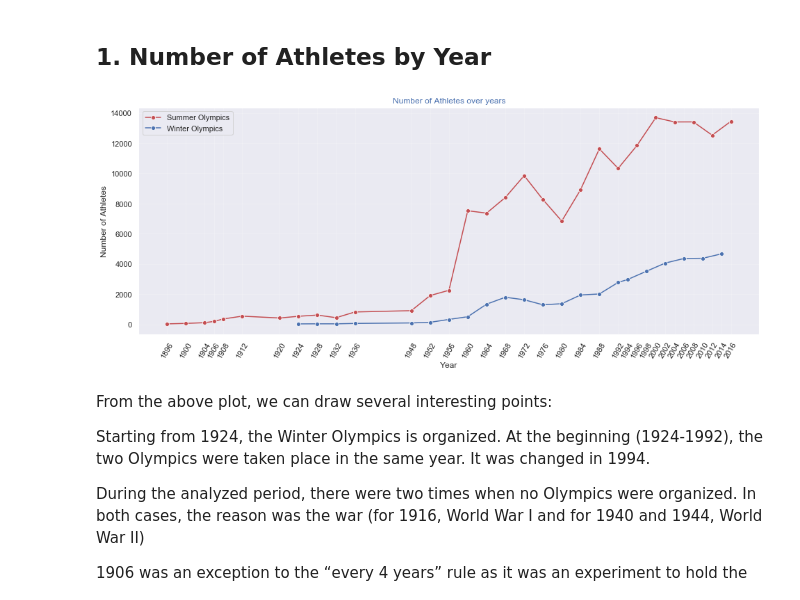
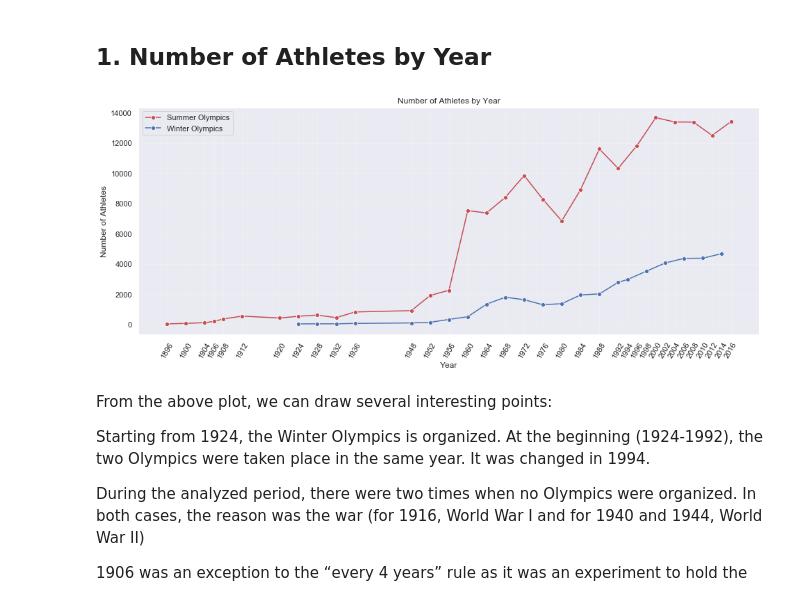
Before and after one commit to harryhancanada/learning, a Jupyter notebook: TeamProjectHarry.ipynb, the cells around one changed output. Cells and saved outputs as stored; diff of their text form; code cells hidden in the pictures.

```diff
--- a/TeamProjectHarry.ipynb
+++ b/TeamProjectHarry.ipynb
@@ -40,7 +44,7 @@ dtypes: float64(3), int64(2), object(12)
 memory usage: 37.2+ MB
 # %%
 # Data Cleaning(do not drop medal)
-df=df.dropna(subset=['Sex','Age','Height','Weight','Year','Season','NOC','Team','City','Event','Sport'])
+df=df.dropna(subset=['Sex','Age','Height','Weight','Year','Season','NOC','Team','City','Event','Sport','region'])
 df.info()
 # %% [output]
 <class 'pandas.core.frame.DataFrame'>
@@ -133,19 +131,19 @@ dfmedal.describe()
 # %% [markdown]
 ## 1. Number of Athletes by Year
 # %%
-tmp_summer = dfsummer.groupby('Year', as_index = False).count()
-tmp_winter = dfwinter.groupby('Year', as_index = False).count()
+number_summer = dfsummer.groupby('Year', as_index = False).count()
+number_winter = dfwinter.groupby('Year', as_index = False).count()
 fig = plt.figure(figsize = (16, 6))
-sns.lineplot(x = 'Year' , y = 'Name' , data = tmp_summer, label = 'Summer Olympics' , color = 'r' , marker = 'o')
-sns.lineplot(x = 'Year', y = 'Name', data = tmp_winter, label = 'Winter Olympics', color = 'b', marker = 'o')
+sns.lineplot(x = 'Year' , y = 'Name' , data = number_summer, label = 'Summer Olympics' , color = 'r' , marker = 'o')
+sns.lineplot(x = 'Year', y = 'Name', data = number_winter, label = 'Winter Olympics', color = 'b', marker = 'o')
 plt.xlabel('Year')
 plt.xticks(df['Year'].unique(), rotation = 60)
 plt.ylabel('Number of Athletes')
-plt.title("Number of Athletes over years",color="b")
-plt.grid(True,alpha=.2)
+plt.title('Number of Athletes by Year')
+plt.grid(True,alpha=0.2)
 plt.show()
 # %% [output]
-[figure, old version]
+[figure, new version]
 # %% [markdown]
 From the above plot, we can draw several interesting points:
 
```
Also changed, not shown: parts of 89 cells of this notebook.
